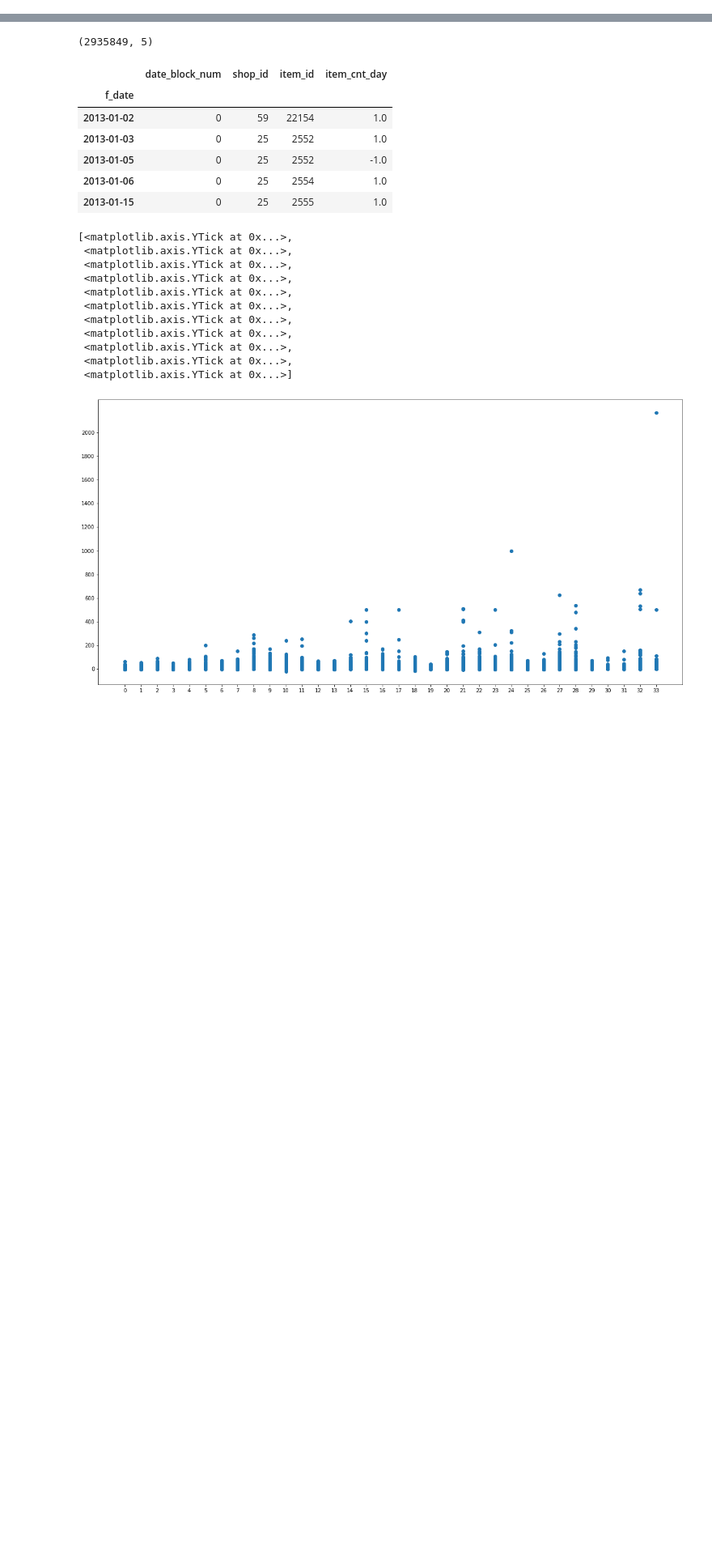
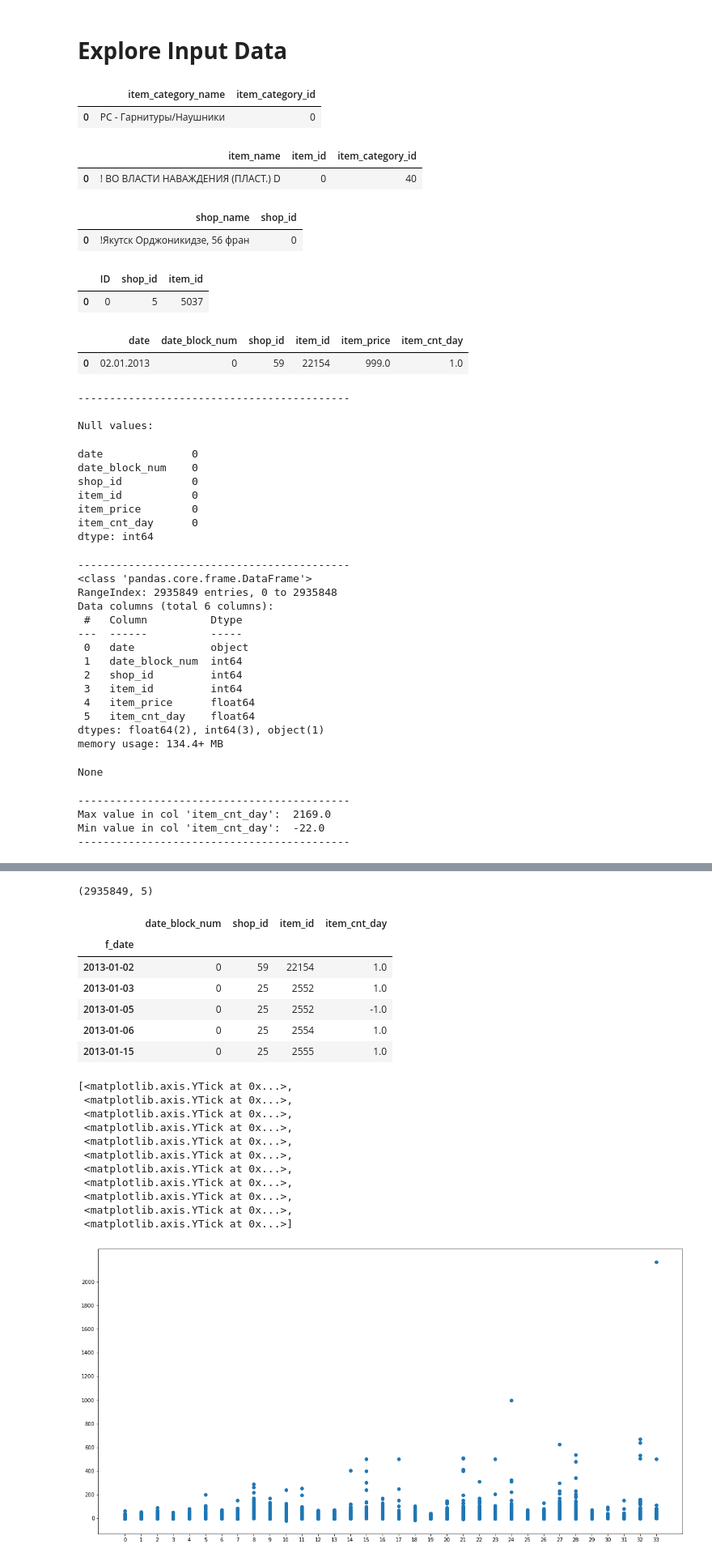
Before and after one commit to fgith/data-science, a Jupyter notebook: temp/new.ipynb, the cells around one changed output, grey strips where cells are left out. Shown: that part at 81% size. Cells and saved outputs as stored; diff of their text form; code cells hidden in the pictures; blank space fills up the shorter version.

```diff
--- a/temp/new.ipynb
+++ b/temp/new.ipynb
@@ -36,0 +22,62 @@ dtype: int64
+# %% [markdown]
+# **Explore Input Data**
+# %%
+# View each dataset
+display(item_categories.head(1))
+display(items.head(1))
+display(shops.head(1))
+display(test.head(1))
+display(sales_train.head(1))
+
+# Check for null values in sales_train
+print("-------------------------------------------")
+print("\nNull values:")
+display(sales_train.isnull().sum())
+print("-------------------------------------------")
+
+# Check columns in sales_train
+display(sales_train.info())
+print("-------------------------------------------")
+print("Max value in col 'item_cnt_day': ", sales_train['item_cnt_day'].max())
+print("Min value in col 'item_cnt_day': ", sales_train['item_cnt_day'].min())
+print("-------------------------------------------")
+# %% [output]
+|  | item_category_name | item_category_id |
+| 0 | PC - Гарнитуры/Наушники | 0 |
+|  | item_name | item_id | item_category_id |
+| 0 | ! ВО ВЛАСТИ НАВАЖДЕНИЯ (ПЛАСТ.) D | 0 | 40 |
+|  | shop_name | shop_id |
+| 0 | !Якутск Орджоникидзе, 56 фран | 0 |
+|  | ID | shop_id | item_id |
+| 0 | 0 | 5 | 5037 |
+|  | date | date_block_num | shop_id | item_id | item_price | item_cnt_day |
+| 0 | 02.01.2013 | 0 | 59 | 22154 | 999.0 | 1.0 |
+-------------------------------------------
+
+Null values:
+date              0
+date_block_num    0
+shop_id           0
+item_id           0
+item_price        0
+item_cnt_day      0
+dtype: int64
+-------------------------------------------
+<class 'pandas.core.frame.DataFrame'>
+RangeIndex: 2935849 entries, 0 to 2935848
+Data columns (total 6 columns):
+ #   Column          Dtype
+---  ------          -----
+ 0   date            object
+ 1   date_block_num  int64
+ 2   shop_id         int64
+ 3   item_id         int64
+ 4   item_price      float64
+ 5   item_cnt_day    float64
+dtypes: float64(2), int64(3), object(1)
+memory usage: 134.4+ MB
+None
+-------------------------------------------
+Max value in col 'item_cnt_day':  2169.0
+Min value in col 'item_cnt_day':  -22.0
+-------------------------------------------
```
Also changed, not shown: parts of 13 cells of this notebook.
